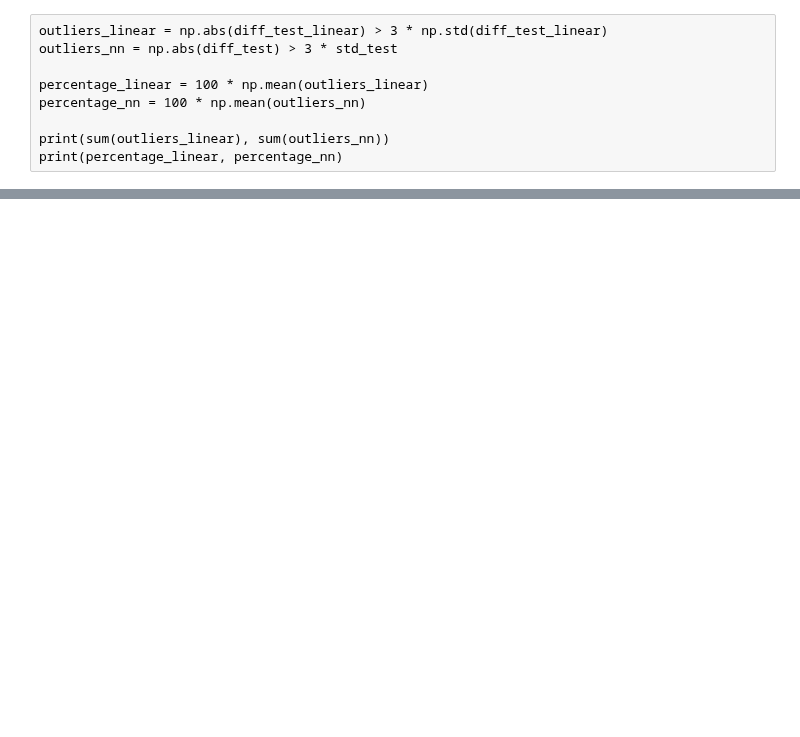
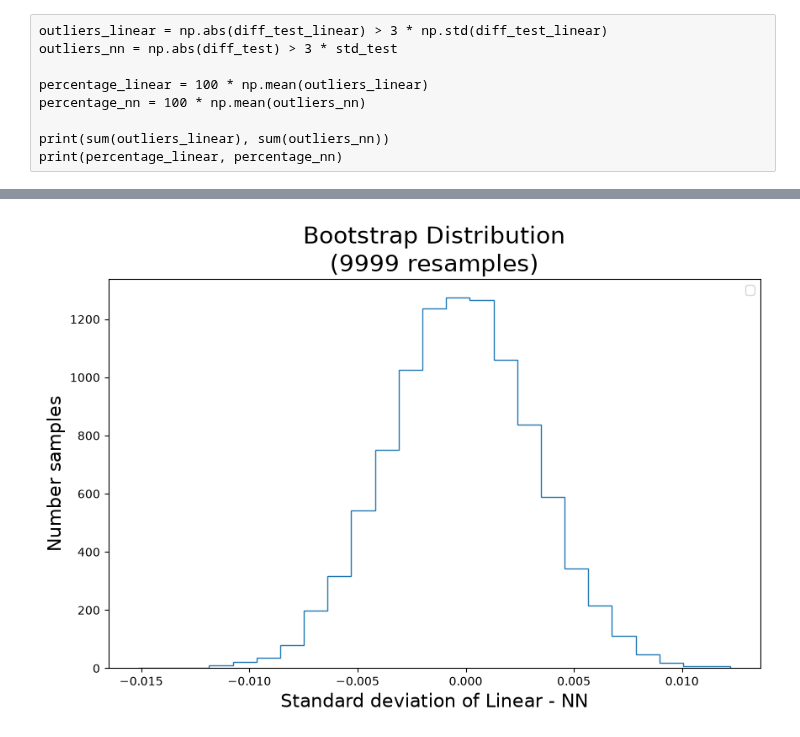
Before and after one commit to Etienne99/LAM_Internship, a Jupyter notebook: scripts_2/neuraln_4.ipynb, the cells around one changed output, grey strips where cells are left out. Drawn from its saved outputs; the diff is of its cells as text; code cells hidden in the pictures; blank space fills up the shorter version.

Commit message:
NN model comparisons

```diff
--- a/scripts_2/neuraln_4.ipynb
+++ b/scripts_2/neuraln_4.ipynb
@@ -865,0 +880,15 @@ plt.show()
+# %%
+# do bootstrap of the difference between the two models
+diff_li_nn = y_test_linear - y_test_pred
+bs_diff = ss.bootstrap((diff_li_nn, ), np.mean)
+# %%
+ig, ax = plt.subplots(figsize=(10, 6))
+ax.hist(bs_diff.bootstrap_distribution, bins=25, histtype='step')
+ax.set_title('Bootstrap Distribution\n(9999 resamples)', size=20)
+ax.set_xlabel('Standard deviation of Linear - NN', size=16)
+ax.set_ylabel('Number samples', size=16)
+ax.legend()
+
+plt.show()
+# %% [output]
+[figure, added]
```
Also changed, not shown: parts of 15 cells of this notebook.
